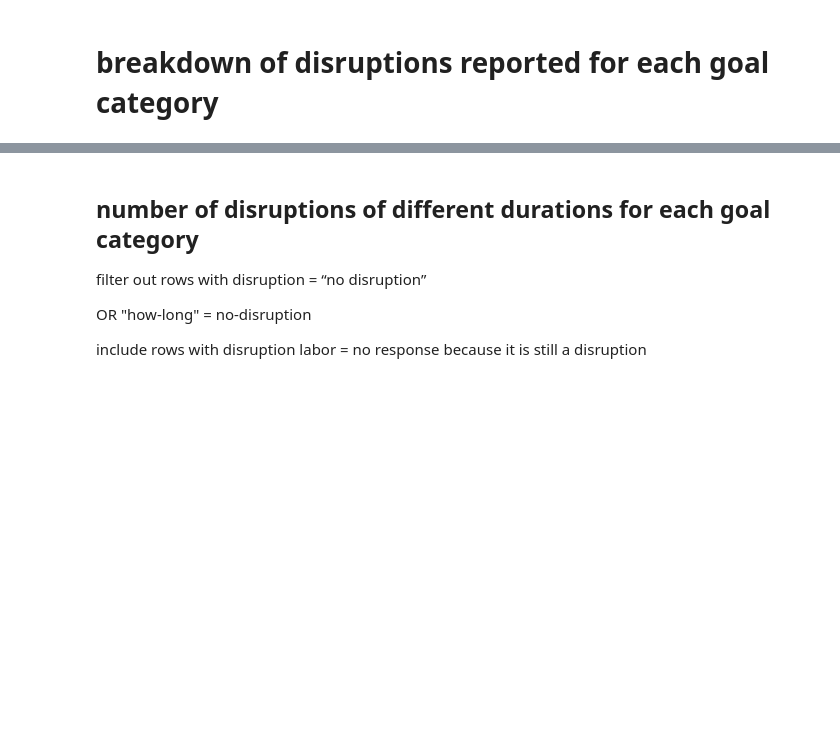
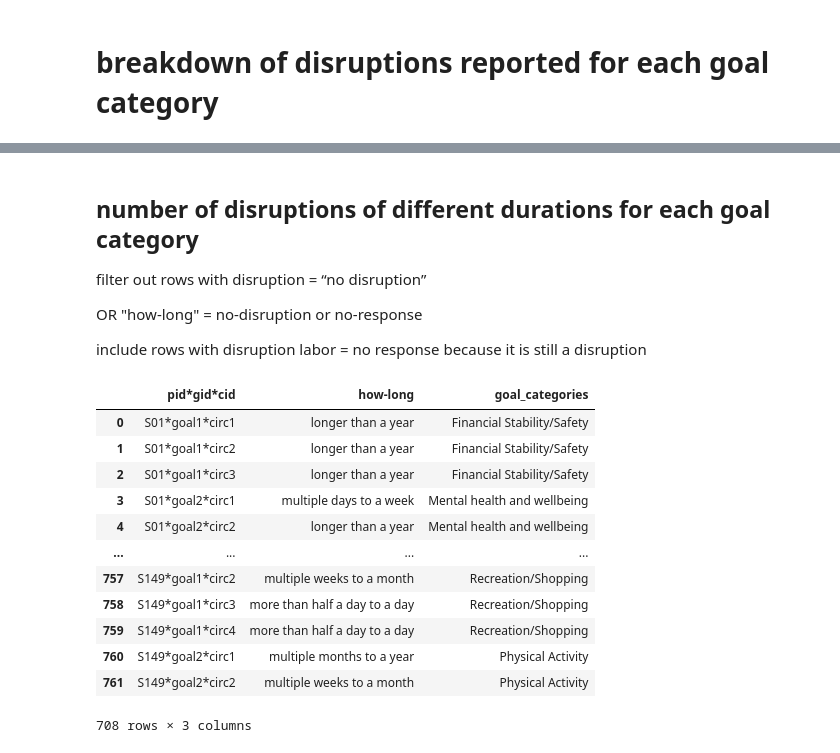
Before and after one commit to meeshu/disruptions, a Jupyter notebook: Small_multiples_disruptionsbygoalcategories.ipynb, the cells around one changed output, grey strips where cells are left out. Drawn from its saved outputs; the diff is of its cells as text; code cells hidden in the pictures; blank space fills up the shorter version.

```diff
--- a/Small_multiples_disruptionsbygoalcategories.ipynb
+++ b/Small_multiples_disruptionsbygoalcategories.ipynb
@@ -207,6 +300,48 @@ plt.show()
 filter out rows with
 disruption = “no disruption”
 
-OR "how-long" = no-disruption
+OR "how-long" = no-disruption or no-response
 
 include rows with disruption labor = no response because it is still a disruption
+# %%
+# @title
+
+df['pid*gid*cid'] = df['pid'] + "*" + df['gid'] + "*" + df['cid']
+
+len(df['pid*gid*cid'])
+df['pid*gid*cid'].nunique()
+
+disruptions_duration_goaltype = df[['pid', 'gid', 'pid*gid', 'pid*gid*cid', 'goal_categories','how-long', 'disruption_status']]
+
+
+#filter out no disruptions
+disruptions_duration_goaltype = disruptions_duration_goaltype[disruptions_duration_goaltype['disruption_status'] == 'Disruption']
+
+#filter out no response
+disruptions_duration_goaltype = disruptions_duration_goaltype[disruptions_duration_goaltype['how-long'] != 'No response']
+
+#grouping [chronic and sleep] and [work and education]
+disruptions_duration_goaltype['goal_categories'] = disruptions_duration_goaltype['goal_categories'].replace({
+    'Manage chronic condition': 'Health - other',
+    'Sleep': 'Health - other',
+    'Education/Learning': 'Work/Education',
+    'Work/Career': 'Work/Education'
+})
+
+
+disruptions_duration_goaltype = disruptions_duration_goaltype[['pid*gid*cid', 'how-long', 'goal_categories']]
+disruptions_duration_goaltype
+# %% [output]
+|  | pid*gid*cid | how-long | goal_categories |
+| 0 | S01*goal1*circ1 | longer than a year | Financial Stability/Safety |
+| 1 | S01*goal1*circ2 | longer than a year | Financial Stability/Safety |
+| 2 | S01*goal1*circ3 | longer than a year | Financial Stability/Safety |
+| 3 | S01*goal2*circ1 | multiple days to a week | Mental health and wellbeing |
+| 4 | S01*goal2*circ2 | longer than a year | Mental health and wellbeing |
+| ... | ... | ... | ... |
+| 757 | S149*goal1*circ2 | multiple weeks to a month | Recreation/Shopping |
+| 758 | S149*goal1*circ3 | more than half a day to a day | Recreation/Shopping |
+| 759 | S149*goal1*circ4 | more than half a day to a day | Recreation/Shopping |
+| 760 | S149*goal2*circ1 | multiple months to a year | Physical Activity |
+| 761 | S149*goal2*circ2 | multiple weeks to a month | Physical Activity |
+708 rows × 3 columns
```
Also changed, not shown: parts of 12 cells of this notebook.
